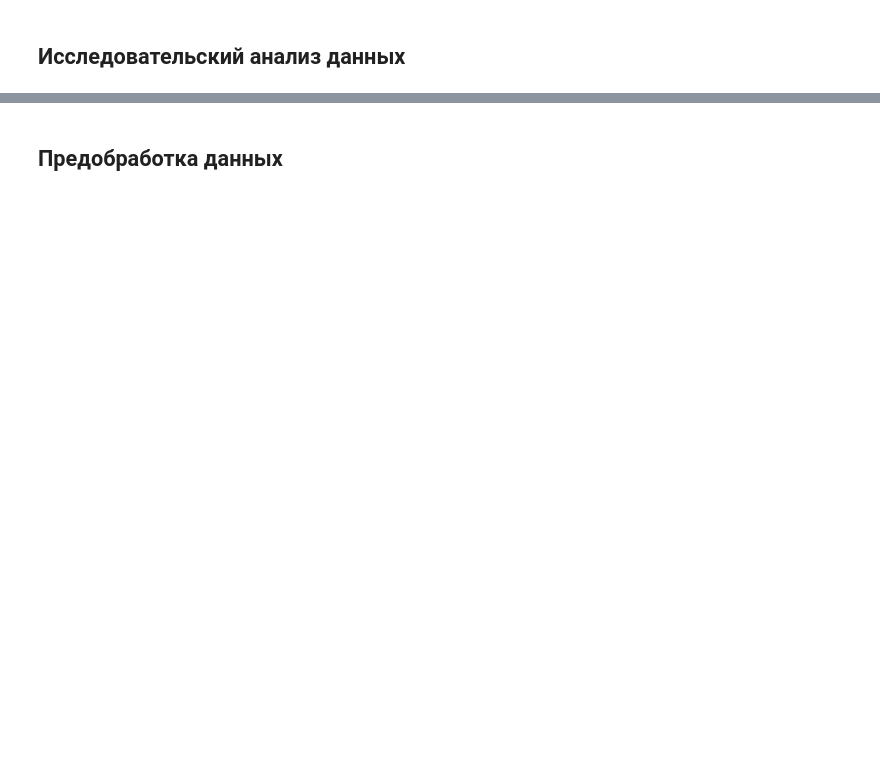
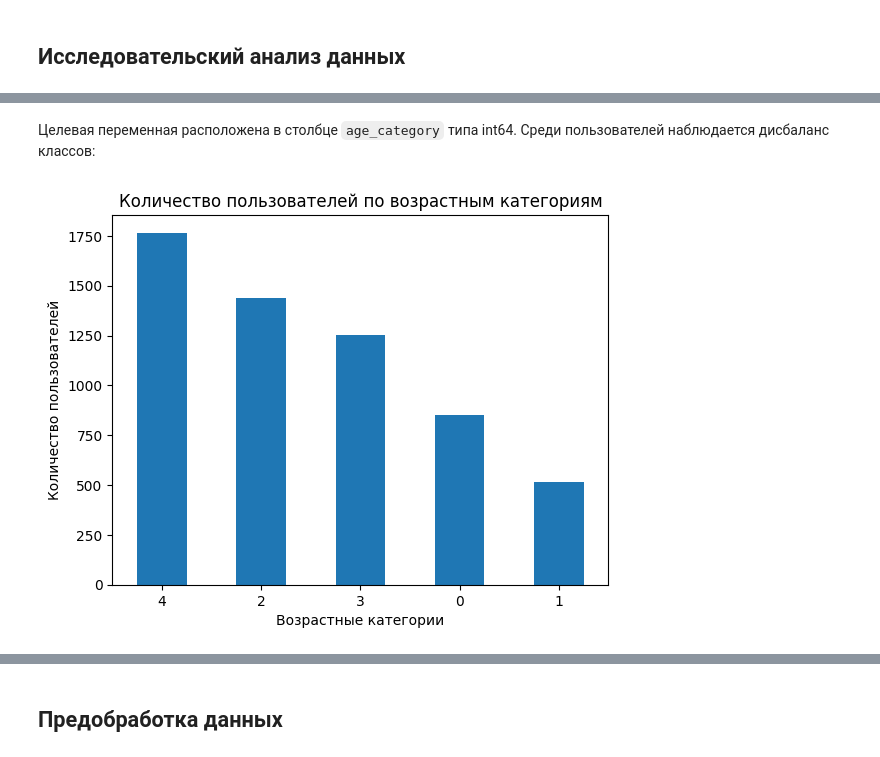
Before and after one commit to nikolai/practicum-user-age-classification, a Jupyter notebook: user_age_classification.ipynb, the cells around one changed output, grey strips where cells are left out. Drawn from its saved outputs; the diff is of its cells as text; code cells hidden in the pictures; blank space fills up the shorter version.

```diff
--- a/user_age_classification.ipynb
+++ b/user_age_classification.ipynb
@@ -217,0 +785,13 @@ df_cloud_usage = load_dataset(
+# %% [markdown]
+Целевая переменная расположена в столбце `age_category` типа int64. Среди пользователей наблюдается дисбаланс классов:
+# %%
+df_users['age_category'].value_counts().plot(
+    kind='bar',
+    rot = 0,
+    title='Количество пользователей по возрастным категориям',
+    xlabel='Возрастные категории',
+    ylabel='Количество пользователей',
+)
+plt.show()
+# %% [output]
+[figure, added]
```
Also changed, not shown: parts of 179 cells of this notebook, 1 other file.
